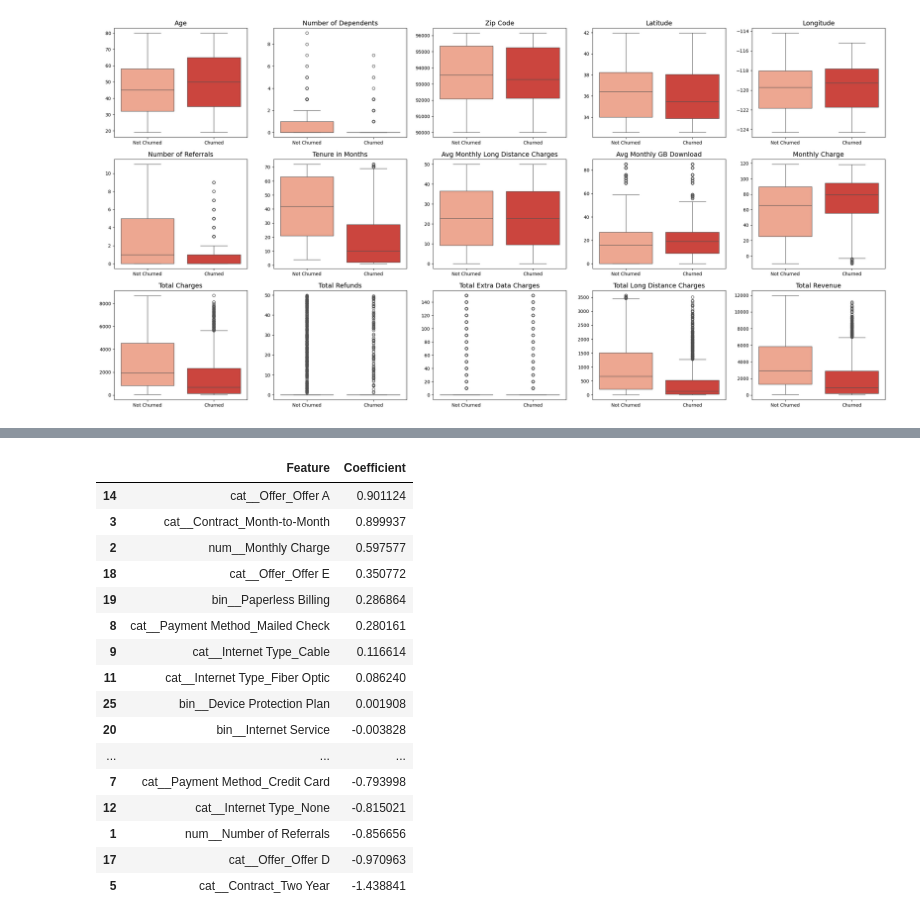
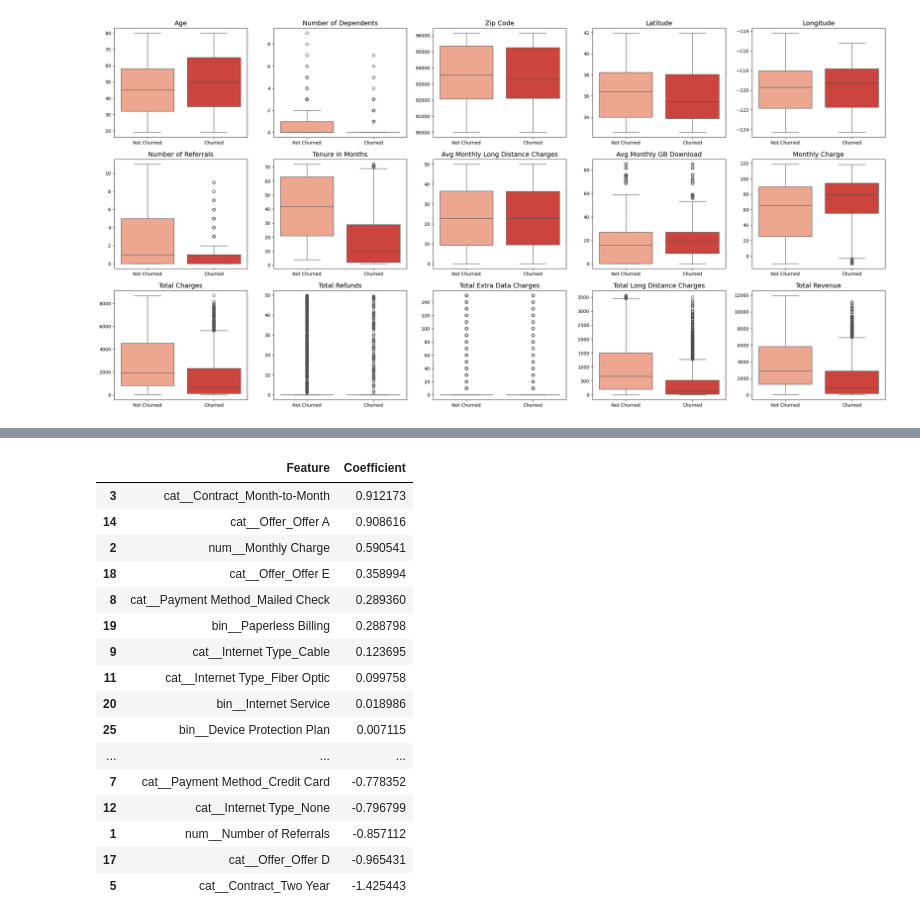
Before and after one commit to devilshadow04/churn-prediction, a Jupyter notebook: notebook.ipynb, the cells around one changed output, grey strips where cells are left out. Cells and saved outputs as stored; diff of their text form; code cells hidden in the pictures.

```diff
--- a/notebook.ipynb
+++ b/notebook.ipynb
@@ -345,0 +305,20 @@ ROC-AUC: 0.8986931251699447
+# %%
+param_grid = {
+    "model__C": [0.01, 0.1, 1, 5, 10],
+    "model__penalty": ["l1", "l2"],
+    "model__class_weight": [None, "balanced"]
+}
+
+gs = GridSearchCV(
+    estimator=clf,
+    param_grid=param_grid,
+    scoring="roc_auc",  # good for imbalanced data
+    cv=5,
+    n_jobs=-1,
+    verbose=1
+)
+
+gs.fit(X_train, y_train)
+
+print("\nBest parameters:", gs.best_params_)
+print("Best CV ROC-AUC:", gs.best_score_)
@@ -345,0 +330,5 @@ ROC-AUC: 0.8986931251699447
+# %%
+best_clf = gs.best_estimator_
+
+y_pred = best_clf.predict(X_test)
+y_proba = best_clf.predict_proba(X_test)[:, 1]
@@ -346,28 +372,28 @@ ROC-AUC: 0.8986931251699447
 # %%
-feature_names = clf.named_steps['preprocess'].get_feature_names_out()
-coefficients = clf.named_steps['model'].coef_[0]
+feature_names = best_clf.named_steps["preprocess"].get_feature_names_out()
+coefficients = best_clf.named_steps["model"].coef_[0]
 
 coef_df = pd.DataFrame({
-    'Feature': feature_names,
-    'Coefficient': coefficients
-}).sort_values(by='Coefficient', ascending=False)
+    "Feature": feature_names,
+    "Coefficient": coefficients
+}).sort_values(by="Coefficient", ascending=False)
 
 coef_df
 # %% [output]
 |  | Feature | Coefficient |
-| 14 | cat__Offer_Offer A | 0.901124 |
-| 3 | cat__Contract_Month-to-Month | 0.899937 |
-| 2 | num__Monthly Charge | 0.597577 |
-| 18 | cat__Offer_Offer E | 0.350772 |
-| 19 | bin__Paperless Billing | 0.286864 |
-| 8 | cat__Payment Method_Mailed Check | 0.280161 |
-| 9 | cat__Internet Type_Cable | 0.116614 |
-| 11 | cat__Internet Type_Fiber Optic | 0.086240 |
-| 25 | bin__Device Protection Plan | 0.001908 |
-| 20 | bin__Internet Service | -0.003828 |
+| 3 | cat__Contract_Month-to-Month | 0.912173 |
+| 14 | cat__Offer_Offer A | 0.908616 |
+| 2 | num__Monthly Charge | 0.590541 |
+| 18 | cat__Offer_Offer E | 0.358994 |
+| 8 | cat__Payment Method_Mailed Check | 0.289360 |
+| 19 | bin__Paperless Billing | 0.288798 |
+| 9 | cat__Internet Type_Cable | 0.123695 |
+| 11 | cat__Internet Type_Fiber Optic | 0.099758 |
+| 20 | bin__Internet Service | 0.018986 |
+| 25 | bin__Device Protection Plan | 0.007115 |
 | ... | ... | ... |
-| 7 | cat__Payment Method_Credit Card | -0.793998 |
-| 12 | cat__Internet Type_None | -0.815021 |
-| 1 | num__Number of Referrals | -0.856656 |
-| 17 | cat__Offer_Offer D | -0.970963 |
-| 5 | cat__Contract_Two Year | -1.438841 |
+| 7 | cat__Payment Method_Credit Card | -0.778352 |
+| 12 | cat__Internet Type_None | -0.796799 |
+| 1 | num__Number of Referrals | -0.857112 |
+| 17 | cat__Offer_Offer D | -0.965431 |
+| 5 | cat__Contract_Two Year | -1.425443 |
```
Also changed, not shown: parts of 16 cells of this notebook.
